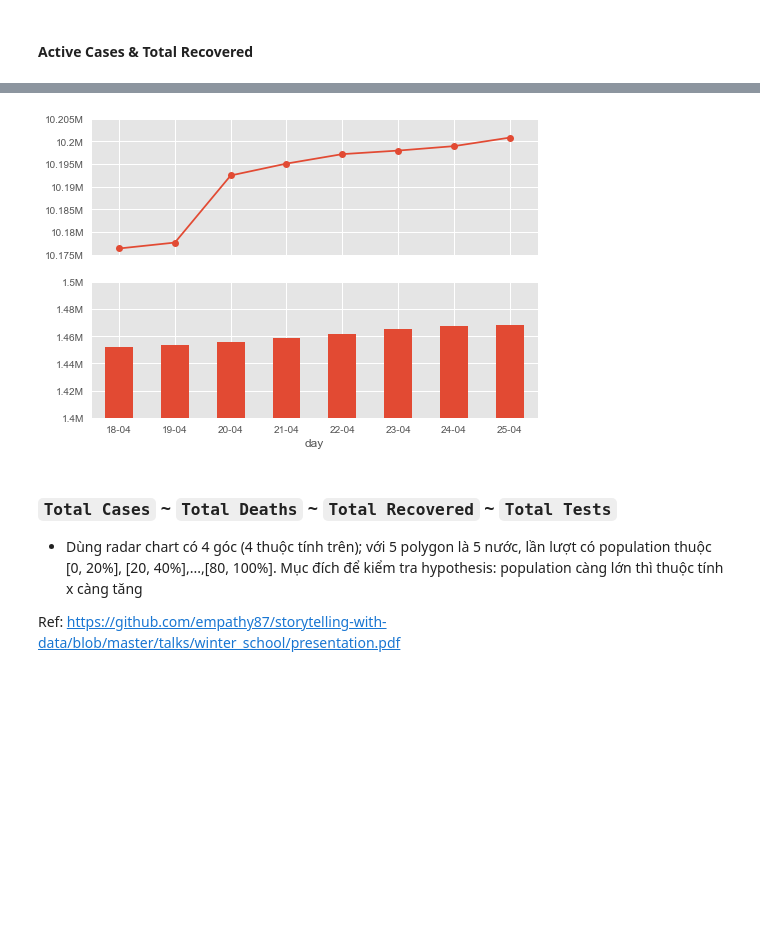
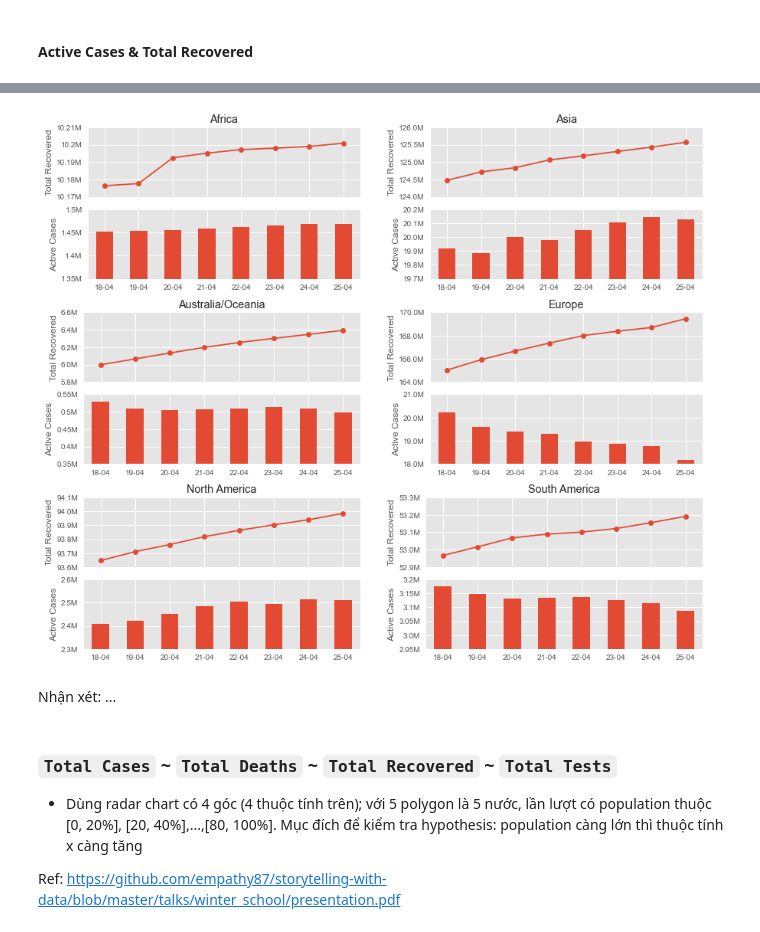
Before and after one commit to LeKiet258/DATA_VIZ_LAB01, a Jupyter notebook: Relationship.ipynb, the cells around one changed output, grey strips where cells are left out. Cells and saved outputs as stored; diff of their text form; code cells hidden in the pictures; blank space fills up the shorter version.

Commit message:
update bar-line chart

```diff
--- a/Relationship.ipynb
+++ b/Relationship.ipynb
@@ -380,6 +380,7 @@ for i in range(4):
 #### Active Cases & Total Recovered
 # %%
 df = week_df.groupby(['continent', 'day'])[['Active Cases', 'Total Recovered']].sum().reset_index()
-df = df[df['continent'] == 'Africa'].drop(columns=['continent'])
 df['day'] = df['day'].apply(lambda x: x[:5])
 df = df.set_index('day')
+# df = df[df['continent'] == 'Africa'].drop(columns=['continent'])
+df.head()
@@ -386,20 +395,30 @@ df = df.set_index('day')
 # %%
-fig, axs = plt.subplots(2, 1, sharex=True)
+nr, nc = 2, 1 # nr, nc for 1 subfigure
+fig = plt.figure(constrained_layout=True, figsize=(12, 10))
+subfigs = fig.subfigures(3, 2, wspace=0.07) # 2 subfig
 
-df['Total Recovered'].plot.line(marker='o', ax=axs[0], rot=0)
-yticks = axs[0].get_yticks()
-trunc_labels = [f'{round(y/1e6,3)}M' for y in yticks]
-axs[0].set_yticks(yticks)
-axs[0].set_yticklabels(trunc_labels)
+for subfig, continent in zip(subfigs.flat, df['continent'].unique()):
+    # subfig.suptitle(f'{continent}')
+    axs = subfig.subplots(nr, nc, sharex=True)
 
-df[['Active Cases']].plot.bar(ax=axs[1], legend='', rot=0)
-axs[1].set_ylim(1.4 * 1e6, 1.5 * 1e6)
-yticks = axs[1].get_yticks()
-trunc_labels = [f'{round(y/1e6,3)}M' for y in yticks]
-axs[1].set_yticks(yticks)
-axs[1].set_yticklabels(trunc_labels);
+    df_cont = df[df['continent'] == continent].drop(columns=['continent'])
+
+    df_cont['Total Recovered'].plot.line(marker='o', ax=axs[0], ylabel='Total Recovered', title=continent)
+    yticks = axs[0].get_yticks()
+    trunc_labels = [f'{round(y/1e6,3)}M' for y in yticks]
+    axs[0].set_yticks(yticks)
+    axs[0].set_yticklabels(trunc_labels)
+
+    df_cont[['Active Cases']].plot.bar(ax=axs[1], legend='', rot=0, xlabel='', ylabel='Active Cases')
+    axs[1].set_ylim(df_cont['Active Cases'].min() - 100000, df_cont['Active Cases'].max())
+    yticks = axs[1].get_yticks()
+    trunc_labels = [f'{round(y/1e6,3)}M' for y in yticks]
+    axs[1].set_yticks(yticks)
+    axs[1].set_yticklabels(trunc_labels);
 # %% [output]
-[figure, old version]
+[figure, new version]
+# %% [markdown]
+Nhận xét: ...
 # %% [markdown]
 ### `Total Cases` ~ `Total Deaths` ~ `Total Recovered` ~ `Total Tests`
 - Dùng radar chart có 4 góc (4 thuộc tính trên); với 5 polygon là 5 nước, lần lượt có population thuộc [0, 20%], [20, 40%],...,[80, 100%]. Mục đích để kiểm tra hypothesis: population càng lớn thì thuộc tính x càng tăng
```
Also changed, not shown: parts of 1 cell of this notebook.
